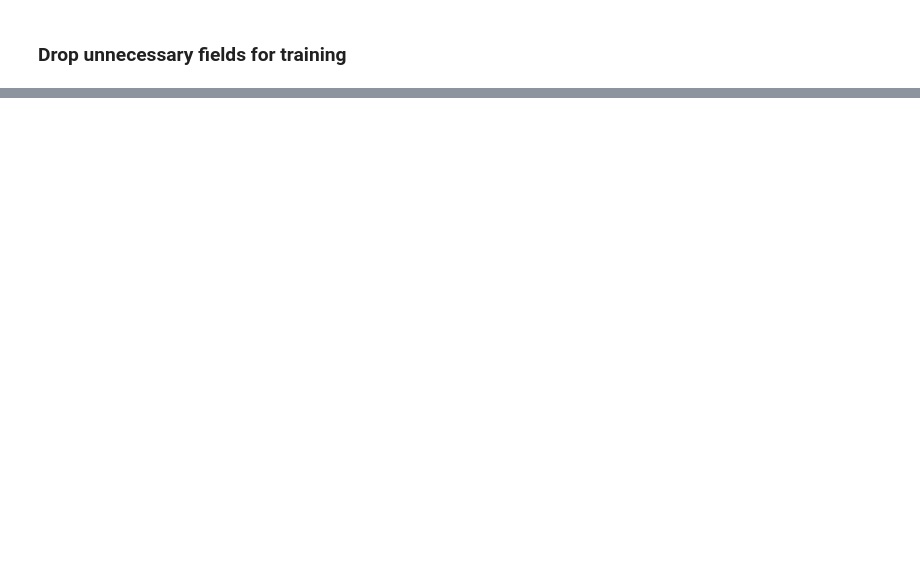
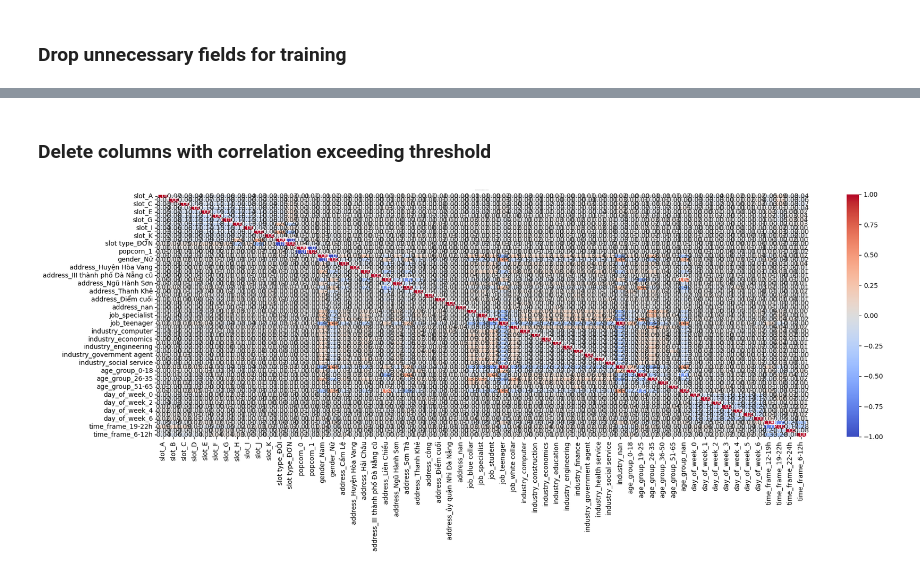
Before and after one commit to bobaonhan123/movie_gerne_prediction, a Jupyter notebook: src/generate_training_data.ipynb, the cells around one changed output, grey strips where cells are left out. Saved outputs shown, nothing was run; the diff lists cells and outputs as text; code cells hidden in the pictures; blank space fills up the shorter version.

Commit message:
preprocessing

```diff
--- a/src/generate_training_data.ipynb
+++ b/src/generate_training_data.ipynb
@@ -28,0 +100,22 @@ new_data.head()
+# %%
+import pandas as pd
+from sklearn.preprocessing import OneHotEncoder, MultiLabelBinarizer
+from sklearn.model_selection import train_test_split
+from sklearn.ensemble import RandomForestClassifier
+from sklearn.multioutput import MultiOutputClassifier
+from sklearn.metrics import classification_report
+
+new_data['date'] = pd.to_datetime(new_data['date'])
+
+new_data['day_of_week'] = new_data['date'].dt.dayofweek  # 0 = Monday
+
+new_data.drop(columns=['time','date'], inplace=True)
+
+# ----- 3. ONE-HOT ENCODING CÁC CỘT PHÂN LOẠI -----
+categorical_cols = ['slot', 'slot type', 'popcorn', 'gender', 'address', 'job', 'industry', 'age_group', 'day_of_week', 'time_frame']
+encoder = OneHotEncoder(sparse_output=False)
+encoded = encoder.fit_transform(new_data[categorical_cols])
+encoded_df = pd.DataFrame(encoded, columns=encoder.get_feature_names_out(categorical_cols))
+
+
+encoded_df
@@ -28,0 +136,20 @@ new_data.head()
+# %% [markdown]
+### Delete columns with correlation exceeding threshold
+# %%
+import seaborn as sns
+import matplotlib.pyplot as plt
+
+# Part 1: Correlation analysis of numerical features
+numerical_columns = encoded_df.select_dtypes(include=[np.number]).columns
+correlation_matrix = encoded_df[numerical_columns].corr()
+
+# Create a larger figure
+plt.figure(figsize=(20, 8))
+
+# Create a heatmap with correlation values
+sns.heatmap(correlation_matrix, annot=True, cmap='coolwarm', fmt=".2f", linewidths=0.5)
+plt.title('Correlation Matrix of Numerical Features', fontsize=1)
+plt.tight_layout()
+plt.show()
+# %% [output]
+[figure, added]
```
Also changed, not shown: parts of 11 cells of this notebook, 9 other files.
